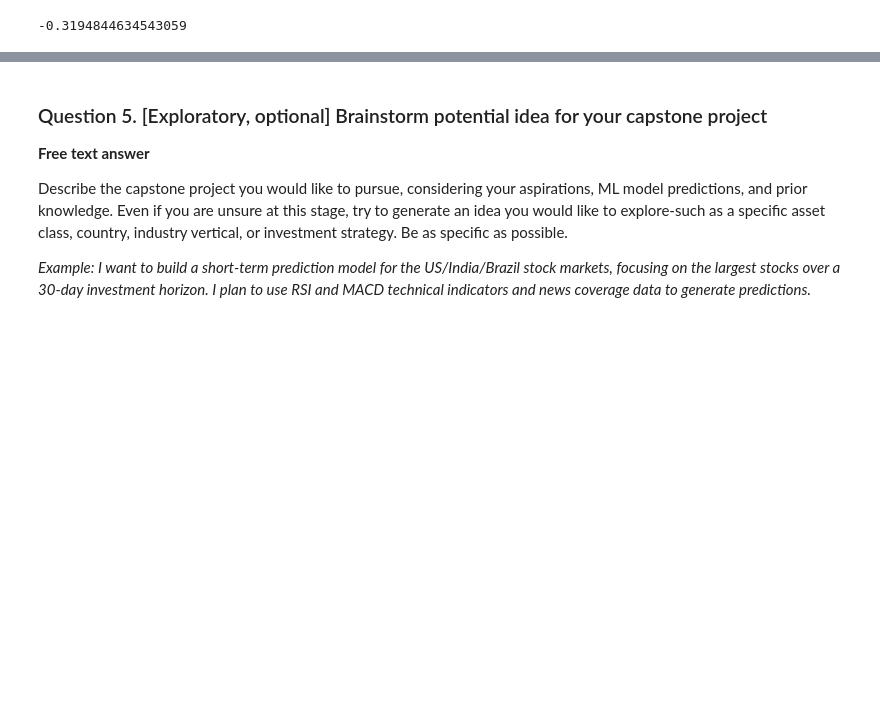
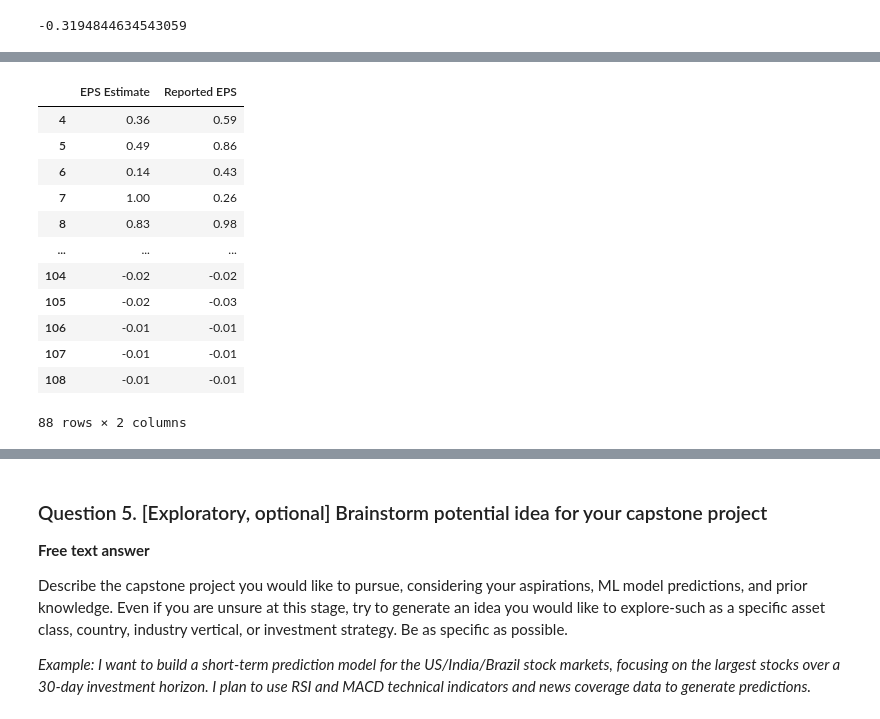
Before and after one commit to i-azztec/stock-markets-analytics-zoomcamp-homework, a Jupyter notebook: homework-1/homework-1.ipynb, the cells around one changed output, grey strips where cells are left out. Cells and saved outputs as stored; diff of their text form; code cells hidden in the pictures; blank space fills up the shorter version.

```diff
--- a/homework-1/homework-1.ipynb
+++ b/homework-1/homework-1.ipynb
@@ -1029,0 +1050,22 @@ earnings_df['day_2_change_perc'].median() * 100
+# %%
+def try_float(s):
+    try:
+        return float(s.replace('?',''))
+    except:
+        return np.nan
+
+earnings_df[['EPS Estimate','Reported EPS']].map(try_float).dropna()
+# %% [output]
+|  | EPS Estimate | Reported EPS |
+| 4 | 0.36 | 0.59 |
+| 5 | 0.49 | 0.86 |
+| 6 | 0.14 | 0.43 |
+| 7 | 1.00 | 0.26 |
+| 8 | 0.83 | 0.98 |
+| ... | ... | ... |
+| 104 | -0.02 | -0.02 |
+| 105 | -0.02 | -0.03 |
+| 106 | -0.01 | -0.01 |
+| 107 | -0.01 | -0.01 |
+| 108 | -0.01 | -0.01 |
+88 rows × 2 columns
```
Also changed, not shown: parts of 12 cells of this notebook.
